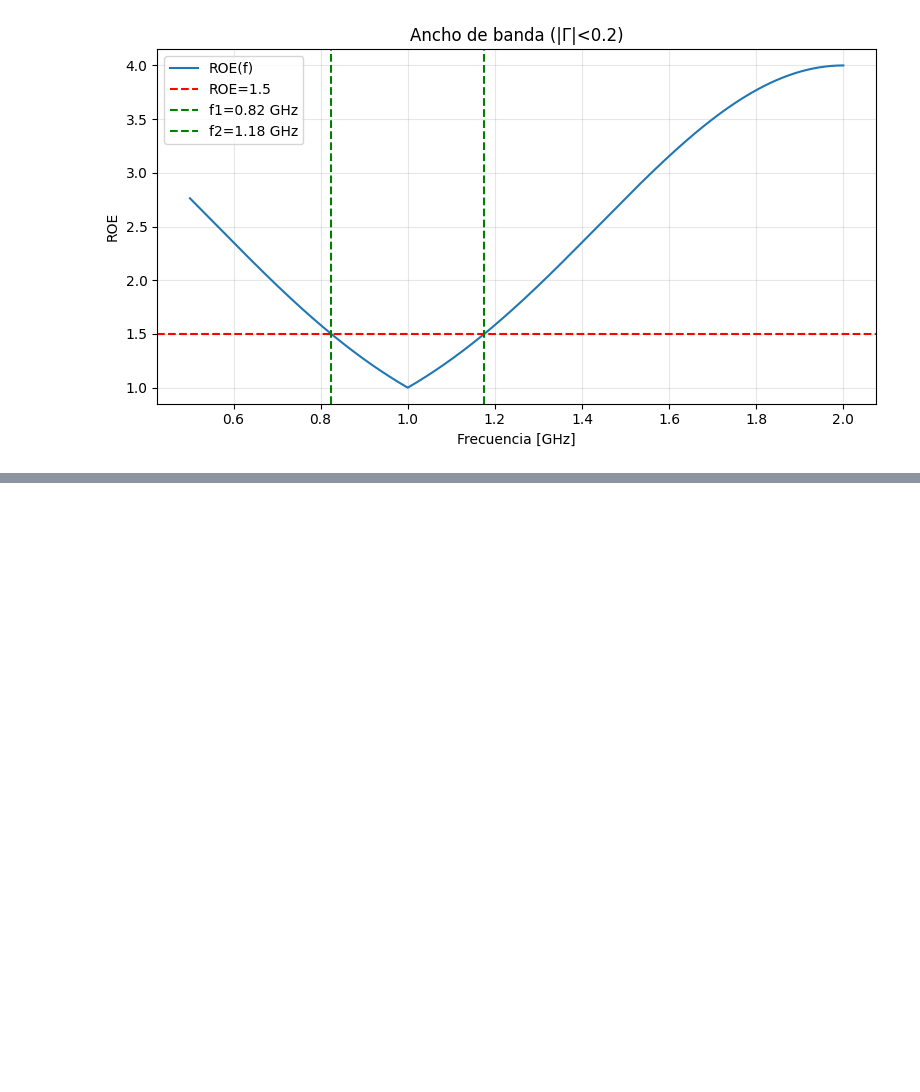
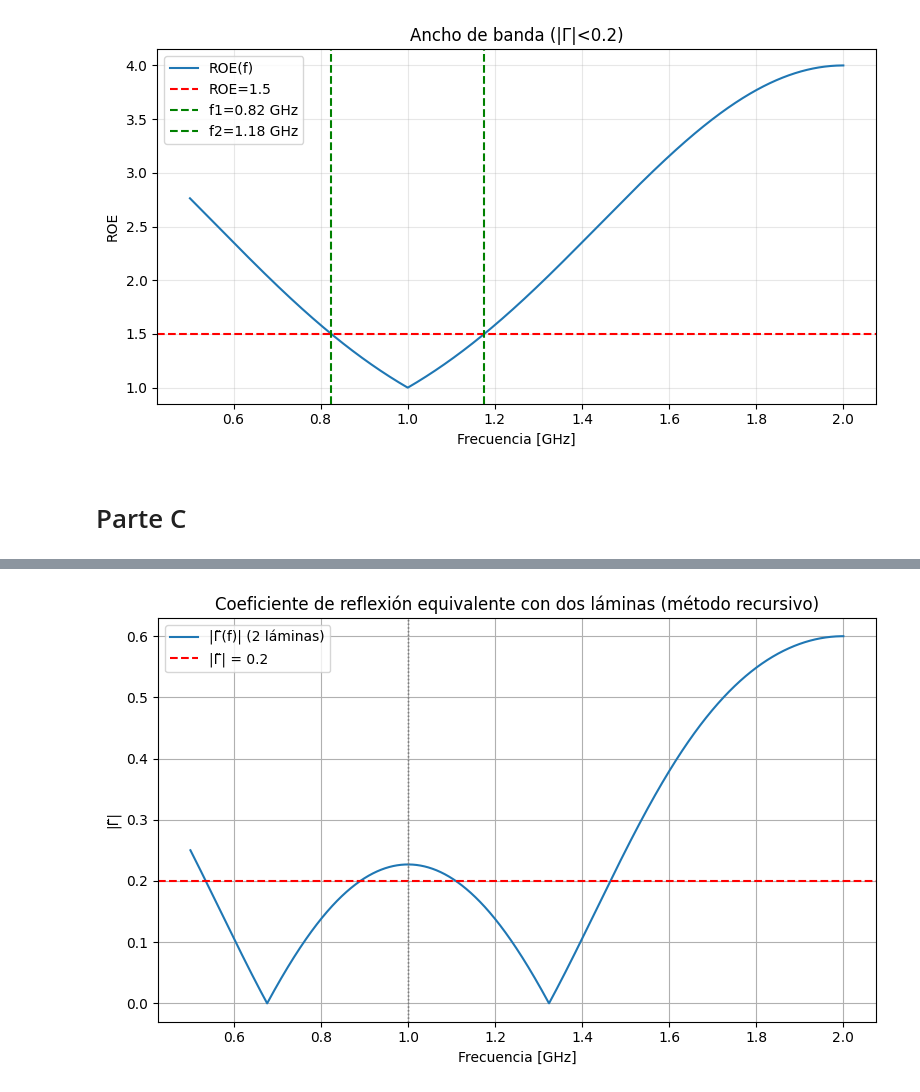
Before and after one commit to Agusss0306/ObligatorioEMWaves, a Jupyter notebook: main.ipynb, the cells around one changed output, grey strips where cells are left out. Saved outputs shown, nothing was run; the diff lists cells and outputs as text; code cells hidden in the pictures; blank space fills up the shorter version.

Commit message:
Parte C codigo

```diff
--- a/main.ipynb
+++ b/main.ipynb
@@ -83,3 +83,82 @@ f1 = 0.825 GHz
 f2 = 1.175 GHz
 BW = 350.2 MHz  (35.02% de f0)
 [figure]
+# %% [markdown]
+# Parte C
+# %%
+# --- Medios extremos ---
+eta1 = eta0            # εr1 = 1
+eta4 = eta0 / 4.0      # εr4 = 16
+
+# --- Impedancias intermedias ---
+eta2 = eta1 * (eta4 / eta1) ** (1 / 3)
+eta3 = eta1 * (eta4 / eta1) ** (2 / 3)
+
+# --- Permitividades relativas y espesores (λ/4 en f0) ---
+er2 = (eta0 / eta2) ** 2
+er3 = (eta0 / eta3) ** 2
+
+lambda0 = c / f0
+d2 = lambda0 / (4 * np.sqrt(er2))
+d3 = lambda0 / (4 * np.sqrt(er3))
+
+print(f"εr2 = {er2:.4f}, εr3 = {er3:.4f}")
+print(f"d2 = {d2*1e3:.2f} mm, d3 = {d3*1e3:.2f} mm\n")
+
+# --- Rango de frecuencias ---
+f = np.linspace(f0/2, 2*f0, 4001)
+beta2 = 2*np.pi*f*np.sqrt(er2)/c
+beta3 = 2*np.pi*f*np.sqrt(er3)/c
+
+# --- Coeficientes de reflexión locales ---
+Gamma12 = (eta2 - eta1) / (eta2 + eta1)
+Gamma23 = (eta3 - eta2) / (eta3 + eta2)
+Gamma34 = (eta4 - eta3) / (eta4 + eta3)
+
+# --- Reflexión total (método recursivo) ---
+Gamma_tot = np.zeros_like(f, dtype=complex)
+
+for i in range(len(f)):
+    # Desde la última interfaz hacia atrás
+    exp3 = np.exp(-2j * beta3[i] * d3)
+    Gamma3ef = (Gamma34 + 0 * exp3) / (1 + Gamma34 * 0 * exp3)  # Carga es medio 4
+    Gamma2ef = (Gamma23 + Gamma3ef * exp3) / (1 + Gamma23 * Gamma3ef * exp3)
+
+    exp2 = np.exp(-2j * beta2[i] * d2)
+    Gamma1ef = (Gamma12 + Gamma2ef * exp2) / (1 + Gamma12 * Gamma2ef * exp2)
+
+    Gamma_tot[i] = Gamma1ef
+
+Gamma_abs = np.abs(Gamma_tot)
+
+# --- Cálculo de ancho de banda ---
+th = 0.2
+mask = Gamma_abs < th
+idx0 = np.argmin(np.abs(f - f0))
+i1, i2 = idx0, idx0
+while i1 > 0 and mask[i1-1]:
+    i1 -= 1
+while i2 < len(f)-1 and mask[i2+1]:
+    i2 += 1
+f1, f2 = f[i1], f[i2]
+BW = f2 - f1
+
+print(f"Ancho de banda |Γ| < 0.2:")
+print(f"  f1 = {f1/1e9:.3f} GHz")
+print(f"  f2 = {f2/1e9:.3f} GHz")
+print(f"  BW = {BW/1e6:.1f} MHz  ({BW/f0*100:.1f}% de f0)\n")
+
+# --- Gráfica final ---
+plt.figure(figsize=(8,5))
+plt.plot(f/1e9, Gamma_abs, label='|Γ̃(f)| (2 láminas)')
+plt.axhline(th, color='r', linestyle='--', label='|Γ̃| = 0.2')
+plt.axvline(f1/1e9, color='gray', linestyle=':', linewidth=1)
+plt.axvline(f2/1e9, color='gray', linestyle=':', linewidth=1)
+plt.title('Coeficiente de reflexión equivalente con dos láminas (método recursivo)')
+plt.xlabel('Frecuencia [GHz]')
+plt.ylabel('|Γ̃|')
+plt.grid(True)
+plt.legend()
+plt.tight_layout()
+plt.show()
+# %% [output]
@@ -85,0 +172 @@ BW = 350.2 MHz  (35.02% de f0)
+[figure, added]
```
Also changed, not shown: parts of 1 cell of this notebook.
